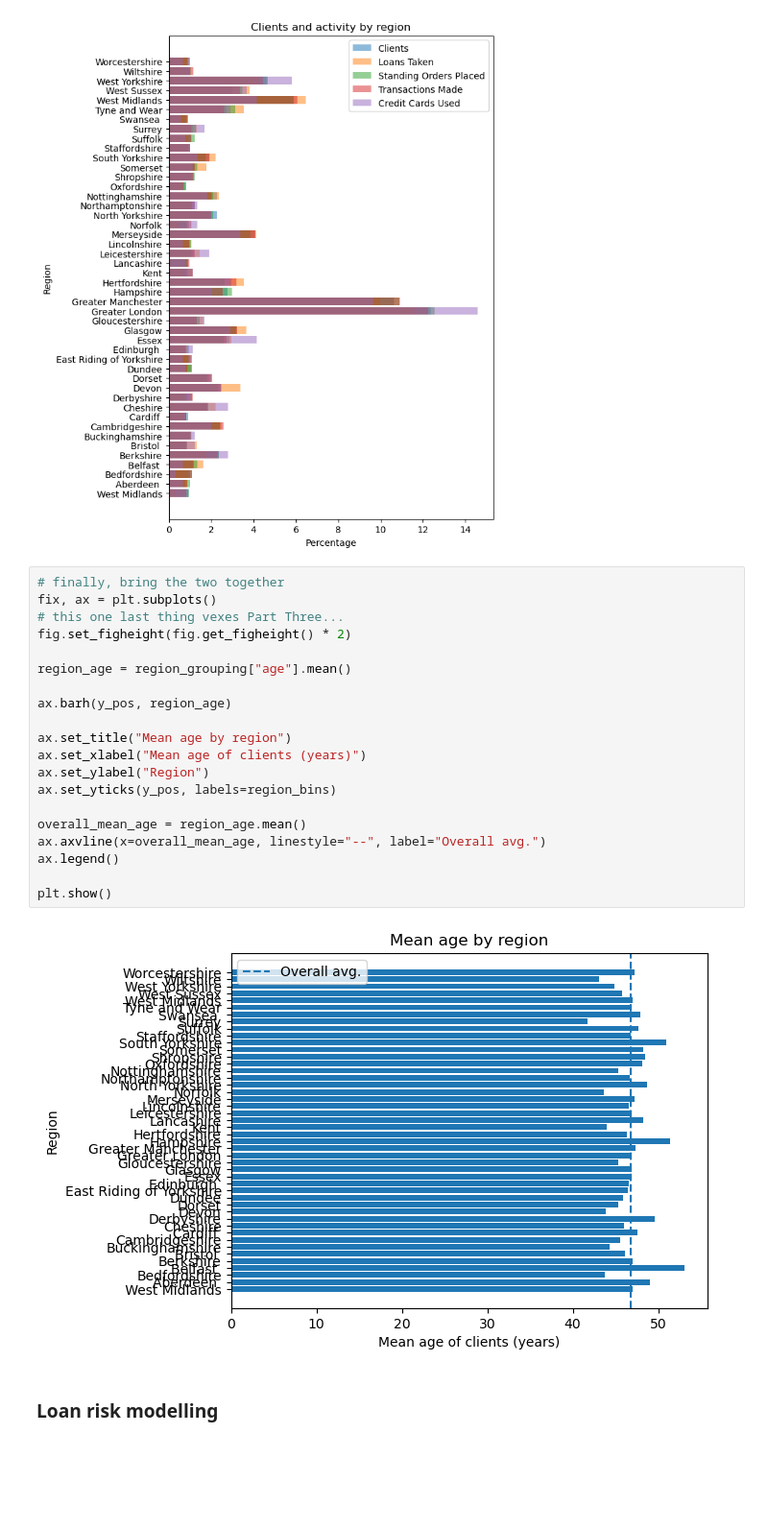
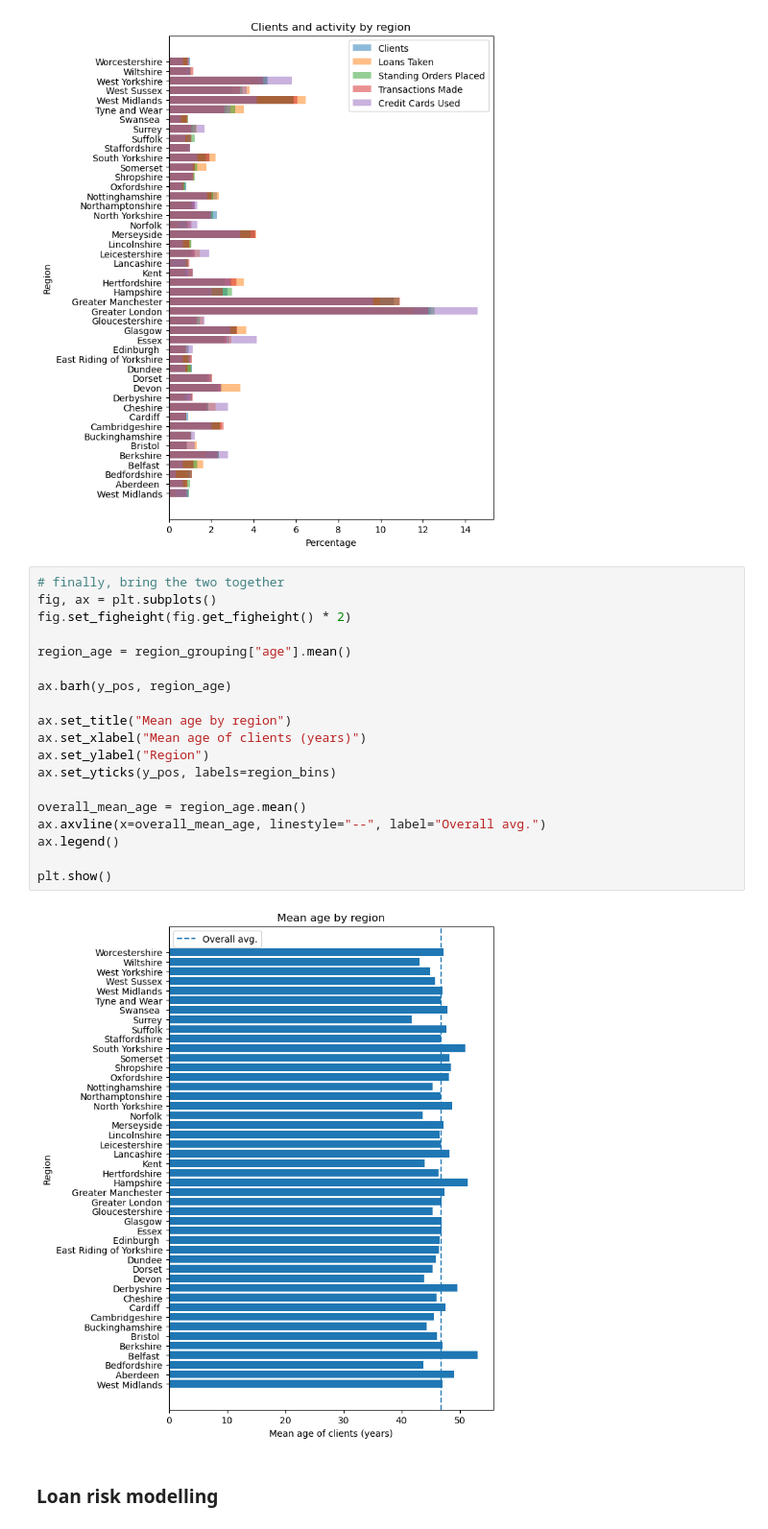
Before and after one commit to irismessage/data-essay, a Jupyter notebook: DATA Assessment 2023-24.ipynb, the cells around one changed output. Shown at 96% size. Drawn from its saved outputs; the diff is of its cells as text; blank space fills up the shorter version.

Commit message:
Fix figure height
It was a typo lmao. But why did figheight show in some smaller unit that one time when I was debuggin??

```diff
--- a/DATA Assessment 2023-24.ipynb
+++ b/DATA Assessment 2023-24.ipynb
@@ -652,26 +652,25 @@ plt.show()
 [figure]
 # %%
 # finally, bring the two together
-fix, ax = plt.subplots()
-# this one last thing vexes Part Three...
+fig, ax = plt.subplots()
 fig.set_figheight(fig.get_figheight() * 2)
 
 region_age = region_grouping["age"].mean()
 
 ax.barh(y_pos, region_age)
 
 ax.set_title("Mean age by region")
 ax.set_xlabel("Mean age of clients (years)")
 ax.set_ylabel("Region")
 ax.set_yticks(y_pos, labels=region_bins)
 
 overall_mean_age = region_age.mean()
 ax.axvline(x=overall_mean_age, linestyle="--", label="Overall avg.")
 ax.legend()
 
 plt.show()
 # %% [output]
-[figure, old version]
+[figure, new version]
 # %% [markdown]
 ### Loan risk modelling
 # %%
```
